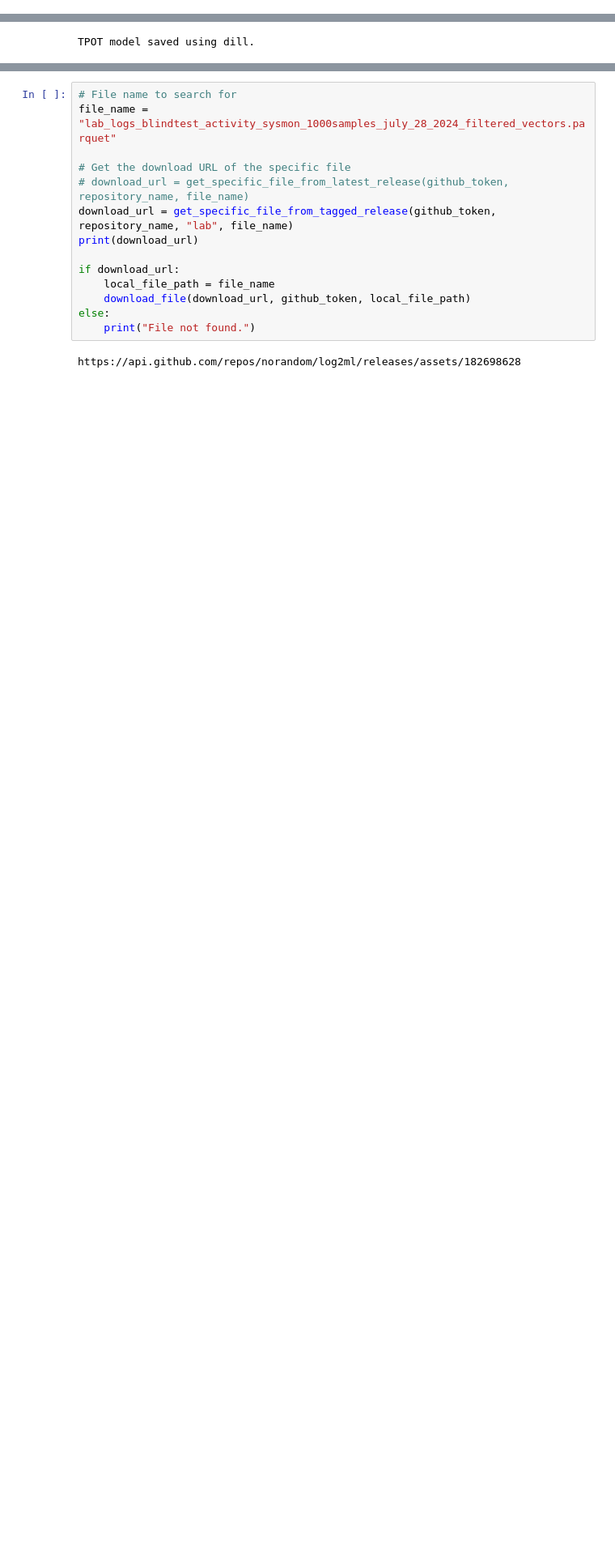
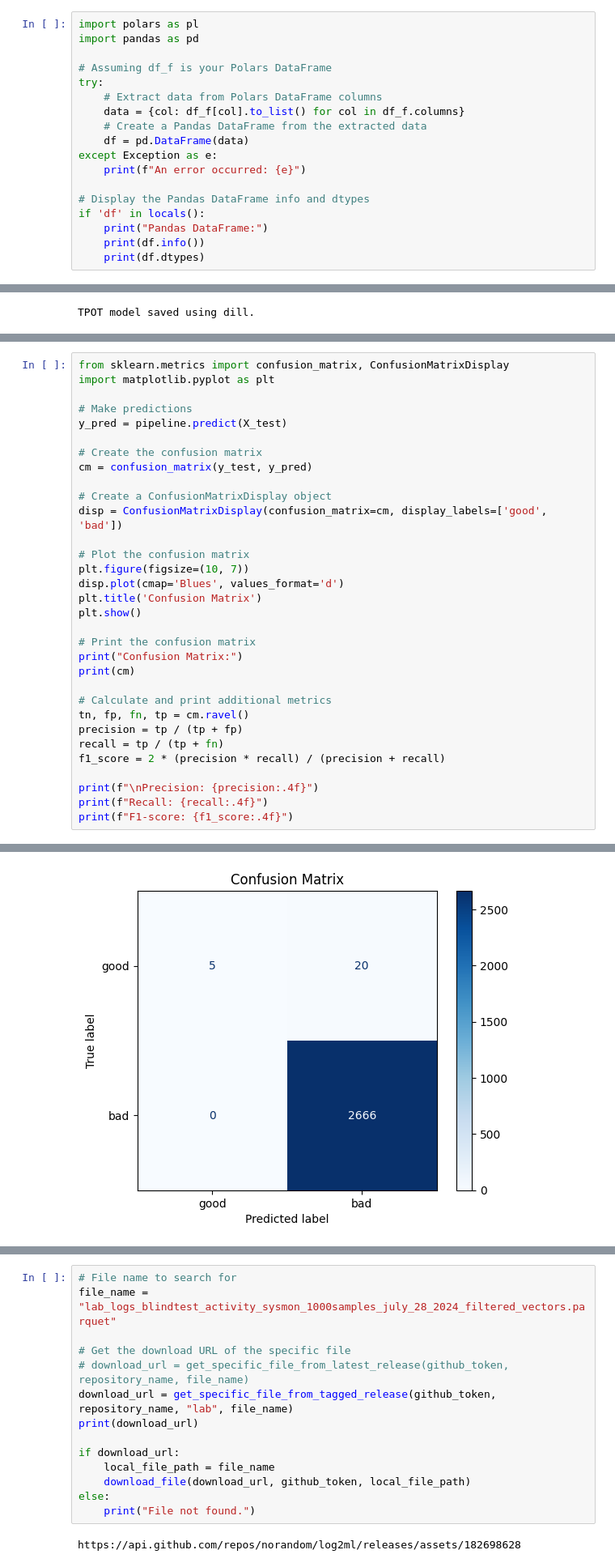
Before and after one commit to norandom/log2ml, a Jupyter notebook: LinFormer_AutoML_on_AE_sysmon_dataset_(Excel_implant_C2).ipynb, the cells around one changed output, grey strips where cells are left out. Shown at 81% size. Saved outputs shown, nothing was run; the diff lists cells and outputs as text; blank space fills up the shorter version.

```diff
--- a/LinFormer_AutoML_on_AE_sysmon_dataset_(Excel_implant_C2).ipynb
+++ b/LinFormer_AutoML_on_AE_sysmon_dataset_(Excel_implant_C2).ipynb
@@ -694,0 +710,18 @@ NameError: name 'df_f' is not defined
+# %%
+import polars as pl
+import pandas as pd
+
+# Assuming df_f is your Polars DataFrame
+try:
+    # Extract data from Polars DataFrame columns
+    data = {col: df_f[col].to_list() for col in df_f.columns}
+    # Create a Pandas DataFrame from the extracted data
+    df = pd.DataFrame(data)
+except Exception as e:
+    print(f"An error occurred: {e}")
+
+# Display the Pandas DataFrame info and dtypes
+if 'df' in locals():
+    print("Pandas DataFrame:")
+    print(df.info())
+    print(df.dtypes)
@@ -855,0 +1268,33 @@ plt.show()
+# %%
+from sklearn.metrics import confusion_matrix, ConfusionMatrixDisplay
+import matplotlib.pyplot as plt
+
+# Make predictions
+y_pred = pipeline.predict(X_test)
+
+# Create the confusion matrix
+cm = confusion_matrix(y_test, y_pred)
+
+# Create a ConfusionMatrixDisplay object
+disp = ConfusionMatrixDisplay(confusion_matrix=cm, display_labels=['good', 'bad'])
+
+# Plot the confusion matrix
+plt.figure(figsize=(10, 7))
+disp.plot(cmap='Blues', values_format='d')
+plt.title('Confusion Matrix')
+plt.show()
+
+# Print the confusion matrix
+print("Confusion Matrix:")
+print(cm)
+
+# Calculate and print additional metrics
+tn, fp, fn, tp = cm.ravel()
+precision = tp / (tp + fp)
+recall = tp / (tp + fn)
+f1_score = 2 * (precision * recall) / (precision + recall)
+
+print(f"\nPrecision: {precision:.4f}")
+print(f"Recall: {recall:.4f}")
+print(f"F1-score: {f1_score:.4f}")
+# %% [output]
@@ -855,0 +1302 @@ plt.show()
+[figure, added]
```
Also changed, not shown: parts of 52 cells of this notebook.
